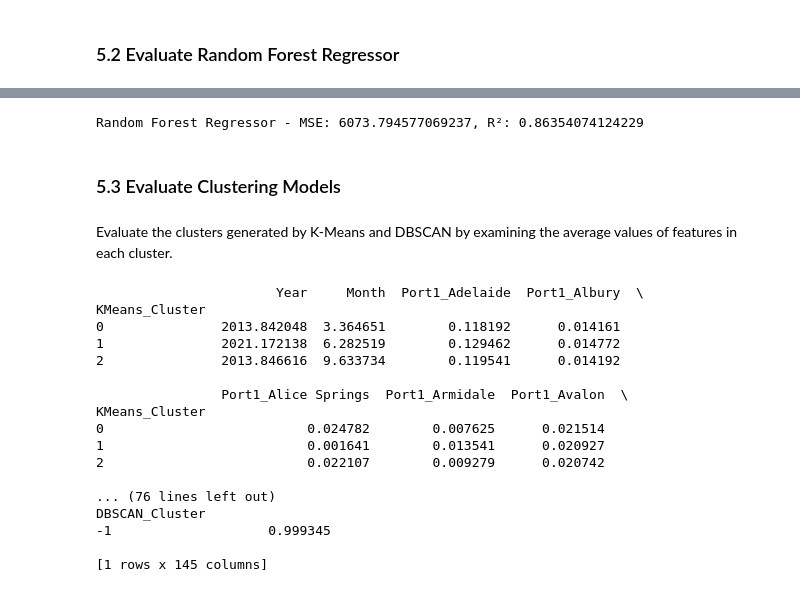
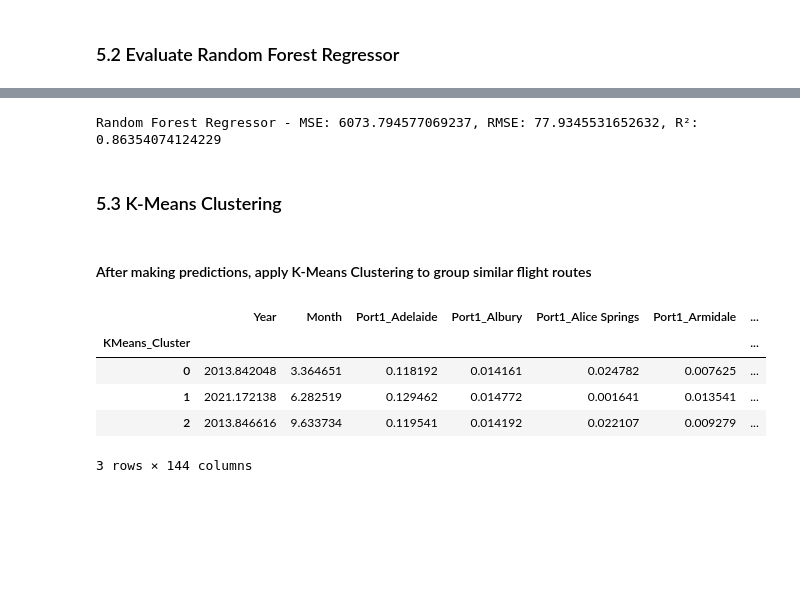
Before and after one commit to ki133/Computing-Technology-Innovation-Project, a Jupyter notebook: Machine Learning Model/Price/Price_model.ipynb, the cells around one changed output, grey strips where cells are left out. Saved outputs shown, nothing was run; the diff lists cells and outputs as text; code cells hidden in the pictures; blank space fills up the shorter version.

```diff
--- a/Machine Learning Model/Price/Price_model.ipynb
+++ b/Machine Learning Model/Price/Price_model.ipynb
@@ -225,36 +229,32 @@ Evaluate the Random Forest Regressor model using the same metrics.
 # %%
 # Evaluate the Random Forest model
 mse_rf = mean_squared_error(y_test, y_pred_rf)
+rmse_rf = mse_rf ** 0.5  # Root Mean Squared Error
 r2_rf = r2_score(y_test, y_pred_rf)
 
-print(f"Random Forest Regressor - MSE: {mse_rf}, R²: {r2_rf}")
+print(f"Random Forest Regressor - MSE: {mse_rf}, RMSE: {rmse_rf}, R²: {r2_rf}")
 # %% [output]
-Random Forest Regressor - MSE: 6073.794577069237, R²: 0.86354074124229
+Random Forest Regressor - MSE: 6073.794577069237, RMSE: 77.9345531652632, R²: 0.86354074124229
 # %% [markdown]
-### 5.3 Evaluate Clustering Models
+### 5.3 K-Means Clustering
-# %% [markdown]
-Evaluate the clusters generated by K-Means and DBSCAN by examining the average values of features in each cluster.
-# %%
-# K-Means Clusters
-print(X_clustered.groupby('KMeans_Cluster').mean())
-
-# DBSCAN Clusters
-print(X_clustered.groupby('DBSCAN_Cluster').mean())
-# %% [output]
-                       Year     Month  Port1_Adelaide  Port1_Albury  \
-KMeans_Cluster
-0               2013.842048  3.364651        0.118192      0.014161
-1               2021.172138  6.282519        0.129462      0.014772
-2               2013.846616  9.633734        0.119541      0.014192
-
-                Port1_Alice Springs  Port1_Armidale  Port1_Avalon  \
-KMeans_Cluster
-0                          0.024782        0.007625      0.021514
-1                          0.001641        0.013541      0.020927
-2                          0.022107        0.009279      0.020742
-
-... (76 lines left out)
-DBSCAN_Cluster
--1                    0.999345
-
-[1 rows x 145 columns]
+# %% [markdown]
+#### After making predictions, apply K-Means Clustering to group similar flight routes
+# %%
+from sklearn.cluster import KMeans
+
+# Apply K-Means clustering with 3 clusters (you can adjust the number of clusters)
+kmeans = KMeans(n_clusters=3, random_state=42)
+kmeans_clusters = kmeans.fit_predict(X_encoded)
+
+# Add the K-Means cluster labels to the dataset
+X_encoded['KMeans_Cluster'] = kmeans_clusters
+
+# Analyze the clusters
+X_encoded.groupby('KMeans_Cluster').mean()
+# %% [output]
+|  | Year | Month | Port1_Adelaide | Port1_Albury | Port1_Alice Springs | Port1_Armidale | ... |
+| KMeans_Cluster |  |  |  |  |  |  | ... |
+| 0 | 2013.842048 | 3.364651 | 0.118192 | 0.014161 | 0.024782 | 0.007625 | ... |
+| 1 | 2021.172138 | 6.282519 | 0.129462 | 0.014772 | 0.001641 | 0.013541 | ... |
+| 2 | 2013.846616 | 9.633734 | 0.119541 | 0.014192 | 0.022107 | 0.009279 | ... |
+3 rows × 144 columns
```
Also changed, not shown: parts of 37 cells of this notebook, 3 other files.
